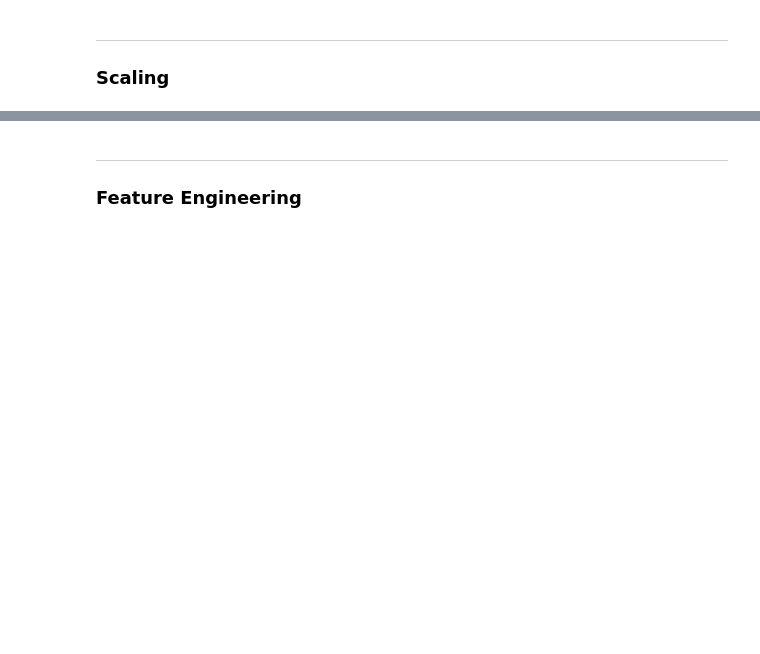
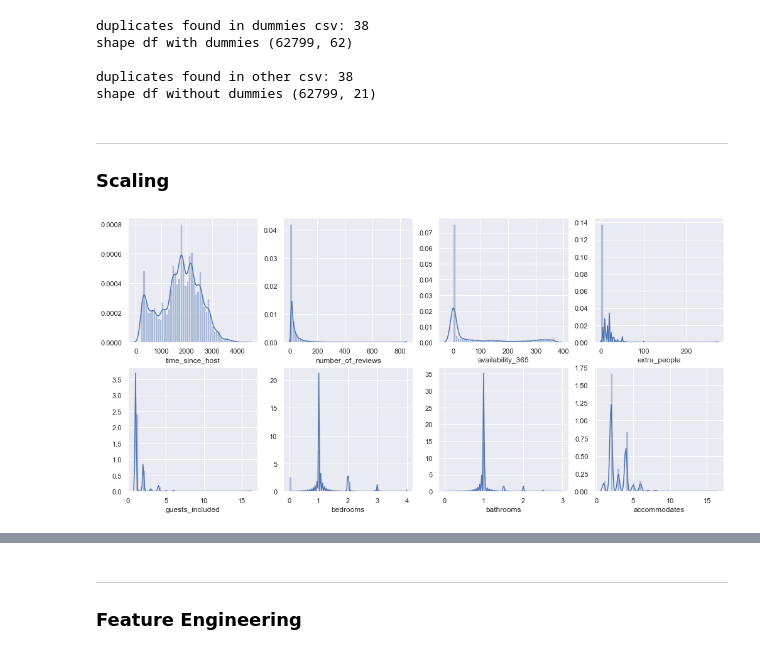
Before and after one commit to LudivineLacour/supervised-learning, a Jupyter notebook: code/preprocessing.ipynb, the cells around one changed output, grey strips where cells are left out. Saved outputs shown, nothing was run; the diff lists cells and outputs as text; code cells hidden in the pictures; blank space fills up the shorter version.

```diff
--- a/code/preprocessing.ipynb
+++ b/code/preprocessing.ipynb
@@ -20,24 +40,37 @@ df.head()
 # %%
 # Checking duplicates and drop them
 
-print("duplicates found:",df.duplicated().sum())
+print("duplicates found in dummies csv:",df.duplicated().sum())
 df = df.drop_duplicates()
-df.shape
+print("shape df with dummies",df.shape,'\n')
+
+print("duplicates found in other csv:",df_wo_dummies.duplicated().sum())
+df_wo_dummies = df_wo_dummies.drop_duplicates()
+print("shape df without dummies",df_wo_dummies.shape)
+# %% [output]
+duplicates found in dummies csv: 38
+shape df with dummies (62799, 62)
+
+duplicates found in other csv: 38
+shape df without dummies (62799, 21)
 # %% [markdown]
 _________________________
 ### Scaling
 # %%
-to_scale = df[['time_since_host','number_of_reviews','availability_365','extra_people','guests_included','price',
+minmax_scale = df[['time_since_host','number_of_reviews','availability_365','extra_people','guests_included',
 'bedrooms','bathrooms','accommodates']]
 # %%
 # Checking distribution and value range before scaling
 
-fig,axs=plt.subplots(2,5,figsize=(17,8))
+fig,axs=plt.subplots(2,4,figsize=(17,8))
 
-for i in range(to_scale.shape[1]):
-    ax = axs[i//5,i%5]
-    sns.distplot(to_scale.iloc[:,i],ax=ax)
+for i in range(minmax_scale.shape[1]):
+    ax = axs[i//4,i%4]
+    sns.distplot(minmax_scale.iloc[:,i],ax=ax)
+
 plt.show()
+# %% [output]
+[figure, added]
 # %%
 # Creating  copy of initial dataframe in case of mistake
 
```
Also changed, not shown: parts of 23 cells of this notebook, 5 other files.
